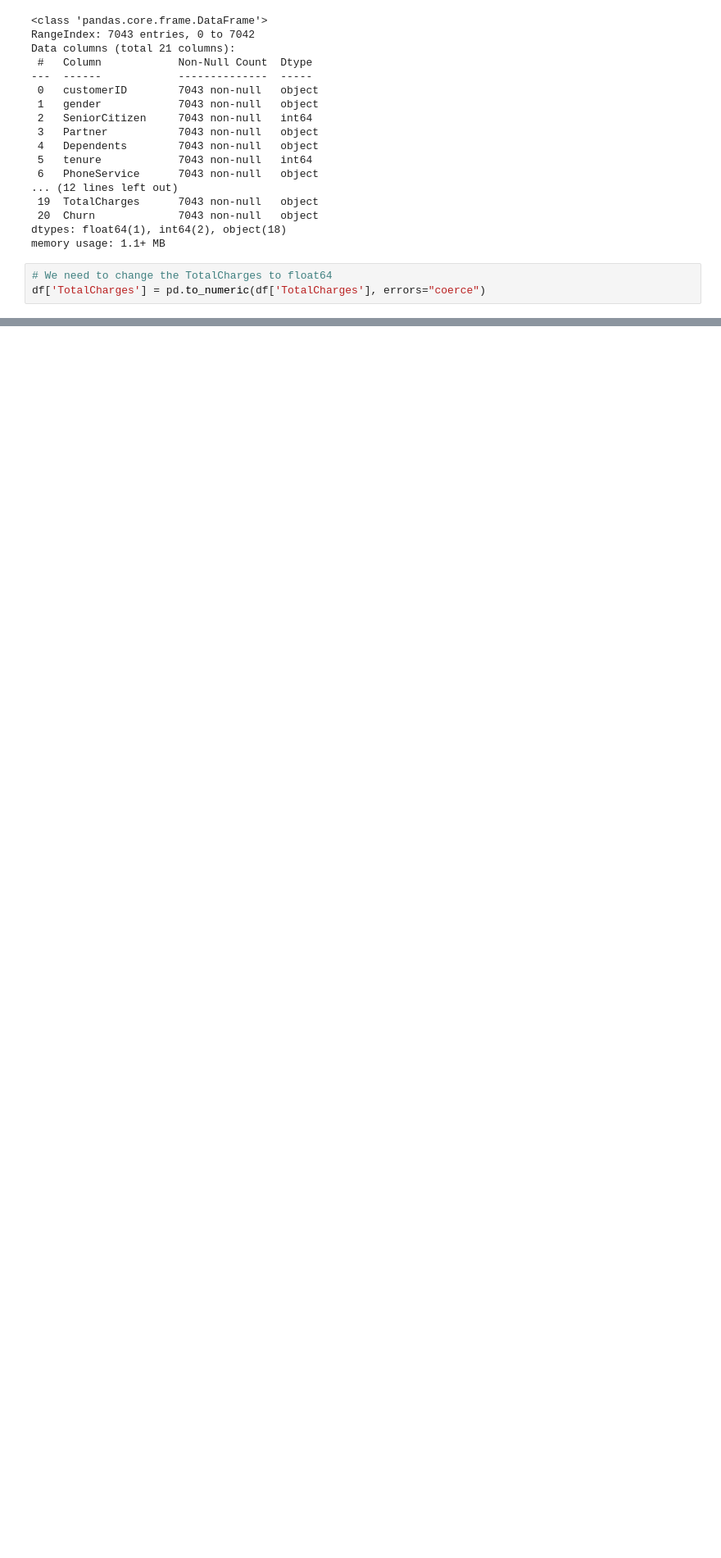
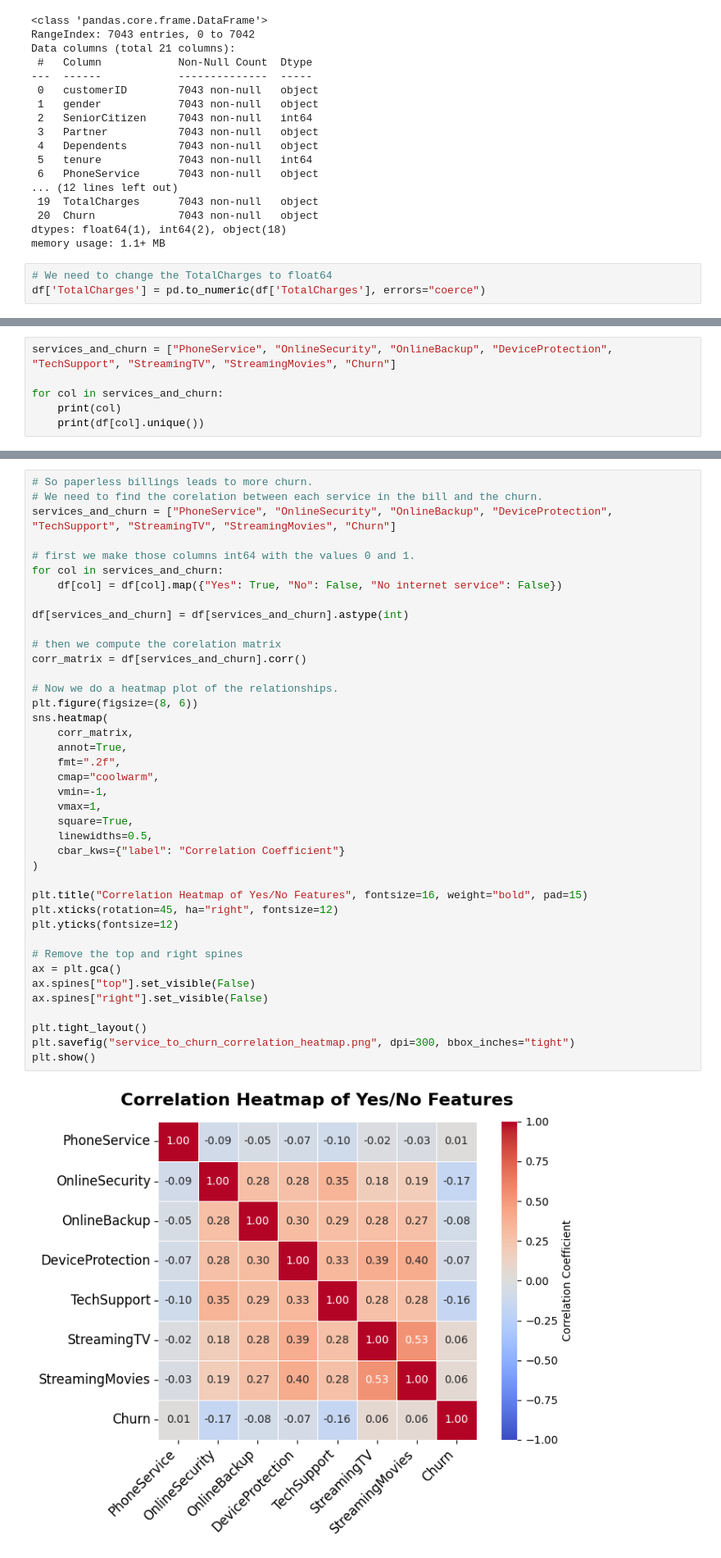
Before and after one commit to yushi2006/Telco-Churn-Broadcasting, a Jupyter notebook: notebooks/EDA.ipynb, the cells around one changed output, grey strips where cells are left out. Shown at 82% size. Cells and saved outputs as stored; diff of their text form; blank space fills up the shorter version.

```diff
--- a/notebooks/EDA.ipynb
+++ b/notebooks/EDA.ipynb
@@ -159,0 +203,6 @@ plt.show()
+# %%
+services_and_churn = ["PhoneService", "OnlineSecurity", "OnlineBackup", "DeviceProtection", "TechSupport", "StreamingTV", "StreamingMovies", "Churn"]
+
+for col in services_and_churn:
+    print(col)
+    print(df[col].unique())
@@ -159,0 +226,42 @@ plt.show()
+# %%
+# So paperless billings leads to more churn.
+# We need to find the corelation between each service in the bill and the churn.
+services_and_churn = ["PhoneService", "OnlineSecurity", "OnlineBackup", "DeviceProtection", "TechSupport", "StreamingTV", "StreamingMovies", "Churn"]
+
+# first we make those columns int64 with the values 0 and 1.
+for col in services_and_churn:
+    df[col] = df[col].map({"Yes": True, "No": False, "No internet service": False})
+
+df[services_and_churn] = df[services_and_churn].astype(int)
+
+# then we compute the corelation matrix
+corr_matrix = df[services_and_churn].corr()
+
+# Now we do a heatmap plot of the relationships.
+plt.figure(figsize=(8, 6))
+sns.heatmap(
+    corr_matrix,
+    annot=True,
+    fmt=".2f",
+    cmap="coolwarm",
+    vmin=-1,
+    vmax=1,
+    square=True,
+    linewidths=0.5,
+    cbar_kws={"label": "Correlation Coefficient"}
+)
+
+plt.title("Correlation Heatmap of Yes/No Features", fontsize=16, weight="bold", pad=15)
+plt.xticks(rotation=45, ha="right", fontsize=12)
+plt.yticks(fontsize=12)
+
+# Remove the top and right spines
+ax = plt.gca()
+ax.spines["top"].set_visible(False)
+ax.spines["right"].set_visible(False)
+
+plt.tight_layout()
+plt.savefig("service_to_churn_correlation_heatmap.png", dpi=300, bbox_inches="tight")
+plt.show()
+# %% [output]
+[figure, added]
```
Also changed, not shown: parts of 8 cells of this notebook, 1 other file.
